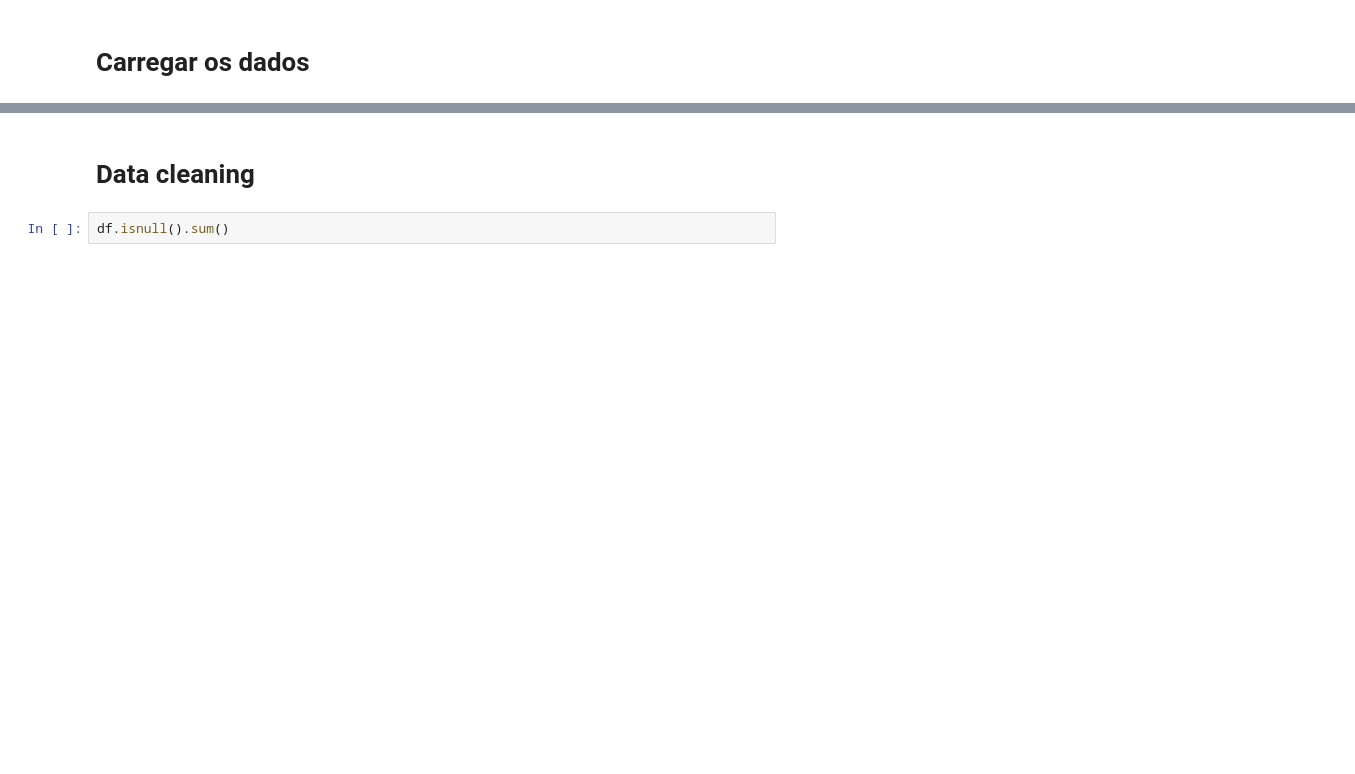
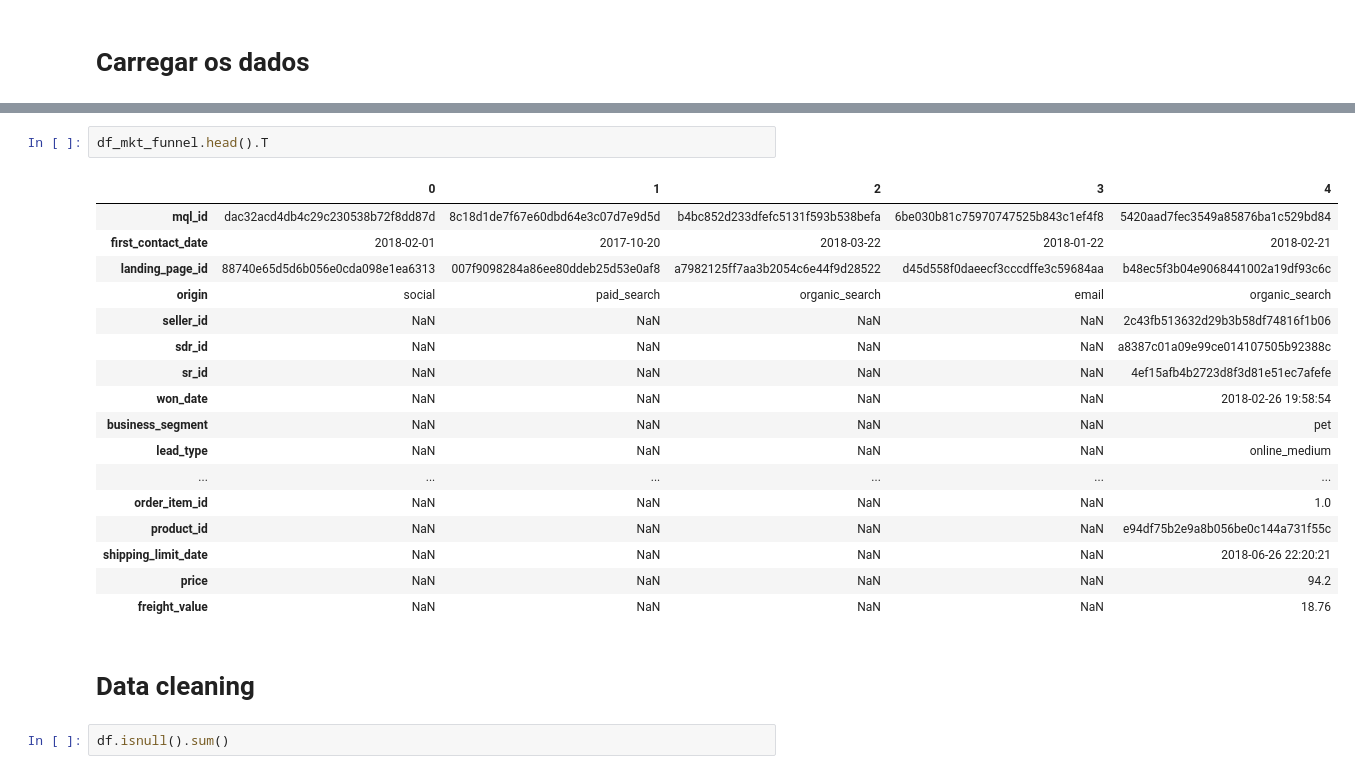
Before and after one commit to mathdeoliveira/olist, a Jupyter notebook: notebooks/data_analysis.ipynb, the cells around one changed output, grey strips where cells are left out. Cells and saved outputs as stored; diff of their text form; blank space fills up the shorter version.

```diff
--- a/notebooks/data_analysis.ipynb
+++ b/notebooks/data_analysis.ipynb
@@ -52,3 +160,23 @@ df[['order_id','payment_type','product_id', 'product_category_name','price', 'fr
+# %%
+df_mkt_funnel.head().T
+# %% [output]
+|  | 0 | 1 | 2 | 3 | 4 |
+| mql_id | dac32acd4db4c29c230538b72f8dd87d | 8c18d1de7f67e60dbd64e3c07d7e9d5d | b4bc852d233dfefc5131f593b538befa | 6be030b81c75970747525b843c1ef4f8 | 5420aad7fec3549a85876ba1c529bd84 |
+| first_contact_date | 2018-02-01 | 2017-10-20 | 2018-03-22 | 2018-01-22 | 2018-02-21 |
+| landing_page_id | 88740e65d5d6b056e0cda098e1ea6313 | 007f9098284a86ee80ddeb25d53e0af8 | a7982125ff7aa3b2054c6e44f9d28522 | d45d558f0daeecf3cccdffe3c59684aa | b48ec5f3b04e9068441002a19df93c6c |
+| origin | social | paid_search | organic_search | email | organic_search |
+| seller_id | NaN | NaN | NaN | NaN | 2c43fb513632d29b3b58df74816f1b06 |
+| sdr_id | NaN | NaN | NaN | NaN | a8387c01a09e99ce014107505b92388c |
+| sr_id | NaN | NaN | NaN | NaN | 4ef15afb4b2723d8f3d81e51ec7afefe |
+| won_date | NaN | NaN | NaN | NaN | 2018-02-26 19:58:54 |
+| business_segment | NaN | NaN | NaN | NaN | pet |
+| lead_type | NaN | NaN | NaN | NaN | online_medium |
+| ... | ... | ... | ... | ... | ... |
+| order_item_id | NaN | NaN | NaN | NaN | 1.0 |
+| product_id | NaN | NaN | NaN | NaN | e94df75b2e9a8b056be0c144a731f55c |
+| shipping_limit_date | NaN | NaN | NaN | NaN | 2018-06-26 22:20:21 |
+| price | NaN | NaN | NaN | NaN | 94.2 |
+| freight_value | NaN | NaN | NaN | NaN | 18.76 |
 # %% [markdown]
 # Data cleaning
 # %%
```
Also changed, not shown: parts of 21 cells of this notebook, 9 other files.
